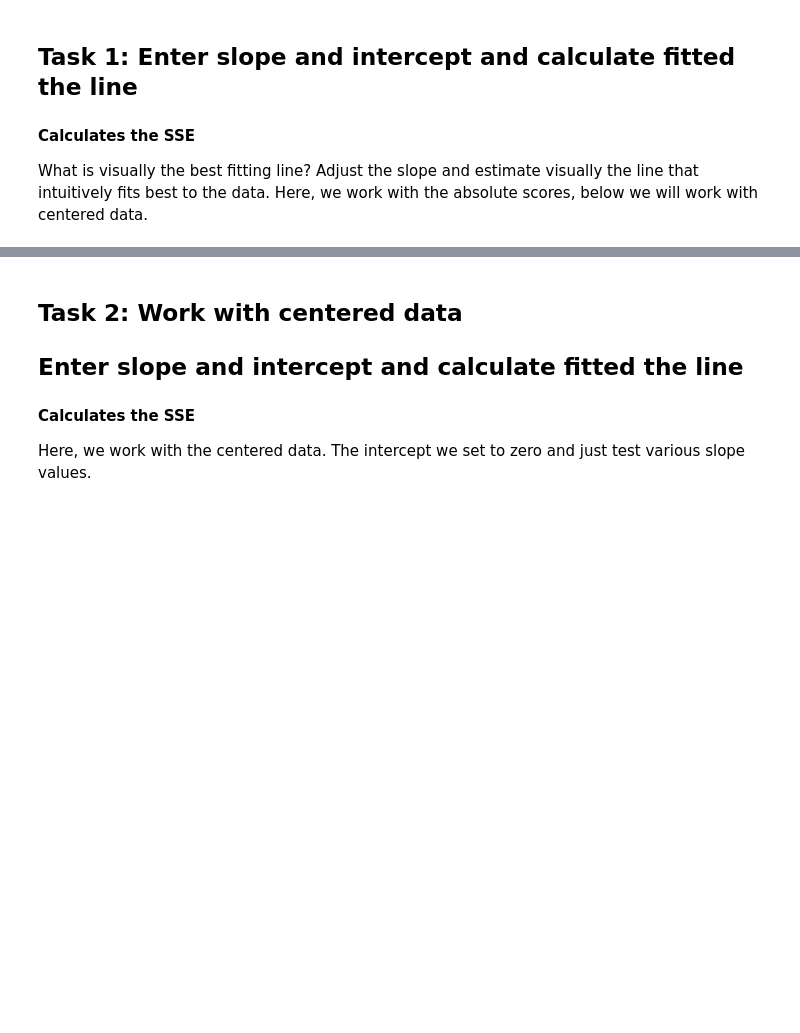
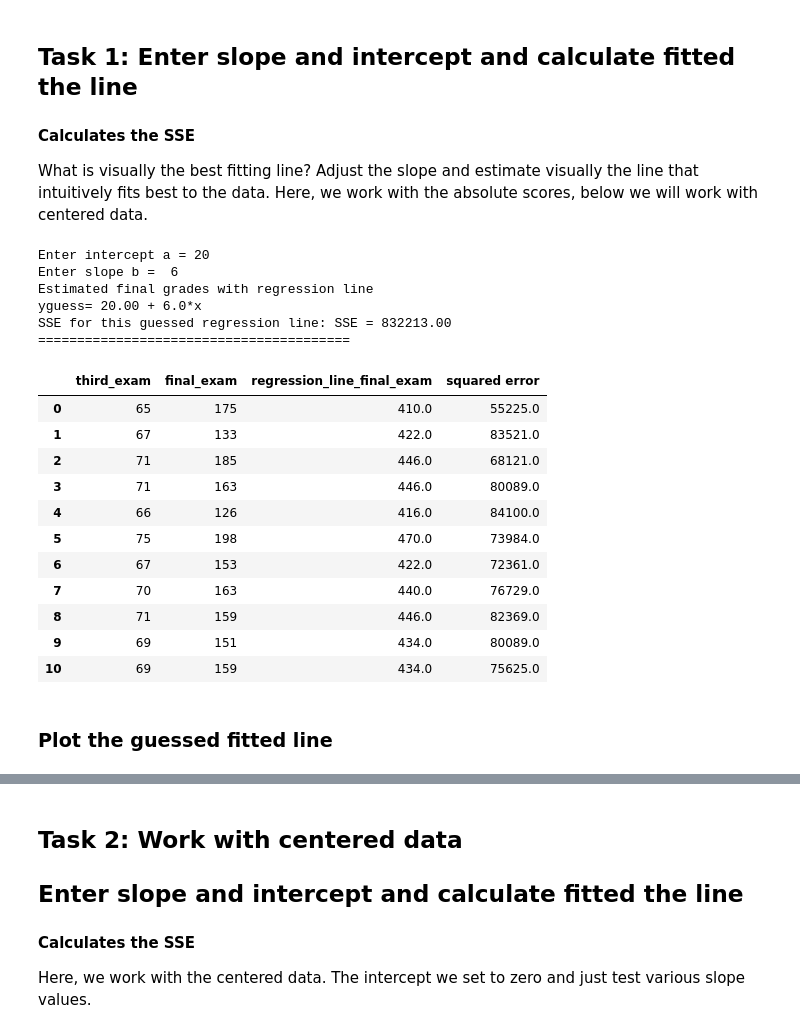
Before and after one commit to oet808/ATMENV315, a Jupyter notebook: unit7/1_fitting_linear_regression_line_not_interactive.ipynb, the cells around one changed output, grey strips where cells are left out. Drawn from its saved outputs; the diff is of its cells as text; code cells hidden in the pictures; blank space fills up the shorter version.

Commit message:
errors in prev version in function call SSE - resolved.

```diff
--- a/unit7/1_fitting_linear_regression_line_not_interactive.ipynb
+++ b/unit7/1_fitting_linear_regression_line_not_interactive.ipynb
@@ -63,24 +62,41 @@ def SSE(x,y,slope,intercept=0):
 
 What is visually the best fitting line? Adjust the slope and estimate visually the line that intuitively fits best to the data. Here, we work with the absolute scores, below we will work with centered data.
 # %%
-
-
 a=float(input("Enter intercept a ="))
 b=float(input("Enter slope b = "))
 
 
 yguess=a+b*x # x contains the third grade values
 # collect data information to show as data table
 print("Estimated final grades with regression line")
 print(f"yguess= {a:.2f} + {b:.2}*x")
 
 dfout=pd.DataFrame({'third_exam':x,'final_exam':y,
                     'regression_line_final_exam':np.round(yguess,2)})
 dfout['squared error']=(y-yguess)**2
 
-sse_guessed=SSE(y,yguess,slope=b,intercept=a)
+sse_guessed=SSE(x,y,slope=b,intercept=a)
 print(f"SSE for this guessed regression line: SSE = {sse_guessed:.2f}")
 
 
 print(40*"=")
 dfout
+# %% [output]
+Enter intercept a = 20
+Enter slope b =  6
+Estimated final grades with regression line
+yguess= 20.00 + 6.0*x
+SSE for this guessed regression line: SSE = 832213.00
+========================================
+|  | third_exam | final_exam | regression_line_final_exam | squared error |
+| 0 | 65 | 175 | 410.0 | 55225.0 |
+| 1 | 67 | 133 | 422.0 | 83521.0 |
+| 2 | 71 | 185 | 446.0 | 68121.0 |
+| 3 | 71 | 163 | 446.0 | 80089.0 |
+| 4 | 66 | 126 | 416.0 | 84100.0 |
+| 5 | 75 | 198 | 470.0 | 73984.0 |
+| 6 | 67 | 153 | 422.0 | 72361.0 |
+| 7 | 70 | 163 | 440.0 | 76729.0 |
+| 8 | 71 | 159 | 446.0 | 82369.0 |
+| 9 | 69 | 151 | 434.0 | 80089.0 |
+| 10 | 69 | 159 | 434.0 | 75625.0 |
@@ -87 +106,3 @@ dfout
+# %% [markdown]
+### Plot the guessed fitted line
 # %%
```
Also changed, not shown: parts of 8 cells of this notebook.
